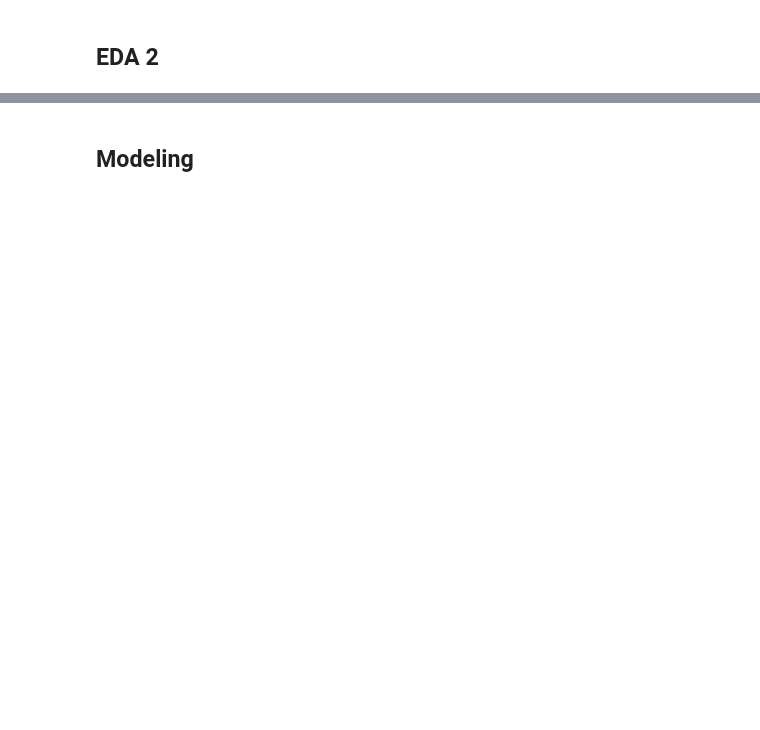
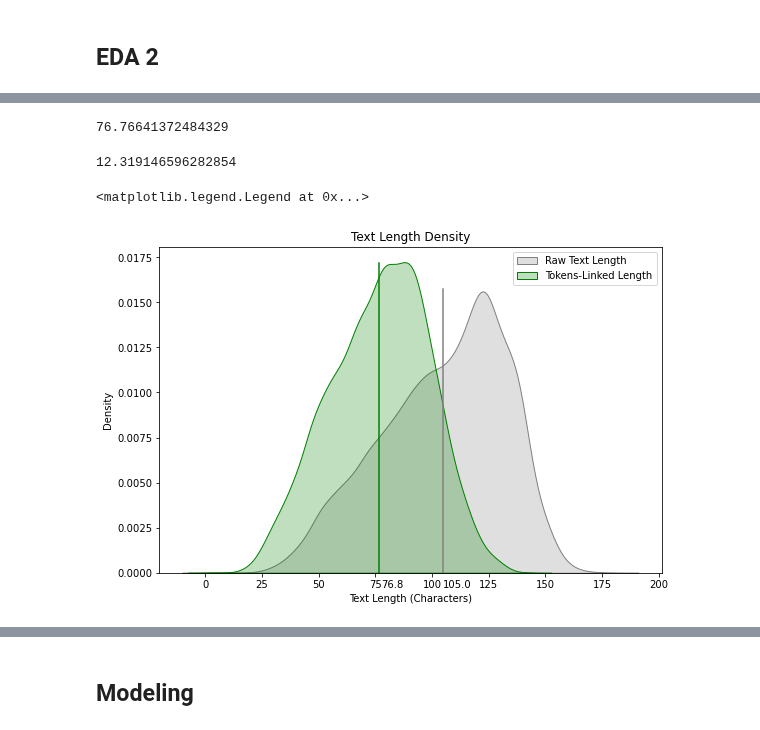
Before and after one commit to jakeoddi/apple_google_twitter_NLP, a Jupyter notebook: apple_google_eda.ipynb, the cells around one changed output, grey strips where cells are left out. Cells and saved outputs as stored; diff of their text form; code cells hidden in the pictures; blank space fills up the shorter version.

```diff
--- a/apple_google_eda.ipynb
+++ b/apple_google_eda.ipynb
@@ -220,0 +281,23 @@ c_freq.set(xlabel = 'Company',
+# %%
+mean_tokens_linked_len = df['tokens_linked_len'].mean()
+mean_tokens_linked_len
+# %% [output]
+76.76641372484329
+# %%
+mean_tokens_list_len = df['tokens_list_len'].mean()
+mean_tokens_list_len
+# %% [output]
+12.319146596282854
+# %%
+fig, ax = plt.subplots(figsize = (9,6))
+sns.kdeplot(df['raw_text_len'], ax = ax, label = 'Raw Text Length', shade = True, color = 'grey')
+sns.kdeplot(df['tokens_linked_len'], ax = ax, label = 'Tokens-Linked Length', shade = True, color = 'green')
+ax.set(xlabel = 'Text Length (Characters)', title = 'Text Length Density')
+ax.axvline(x = mean_raw_text_len, ymax = .87, color = 'grey')
+ax.axvline(x = mean_tokens_linked_len, ymax = .95, color = 'green')
+ax.text(x = mean_raw_text_len, y = -.0008, s = str(mean_raw_text_len.round(1)))
+ax.text(x = mean_tokens_linked_len+1, y = -.0008, s = str(mean_tokens_linked_len.round(1)))
+ax.legend()
+# %% [output]
+<matplotlib.legend.Legend at 0x...>
+[figure, added]
```
Also changed, not shown: parts of 40 cells of this notebook, 1 other file.
